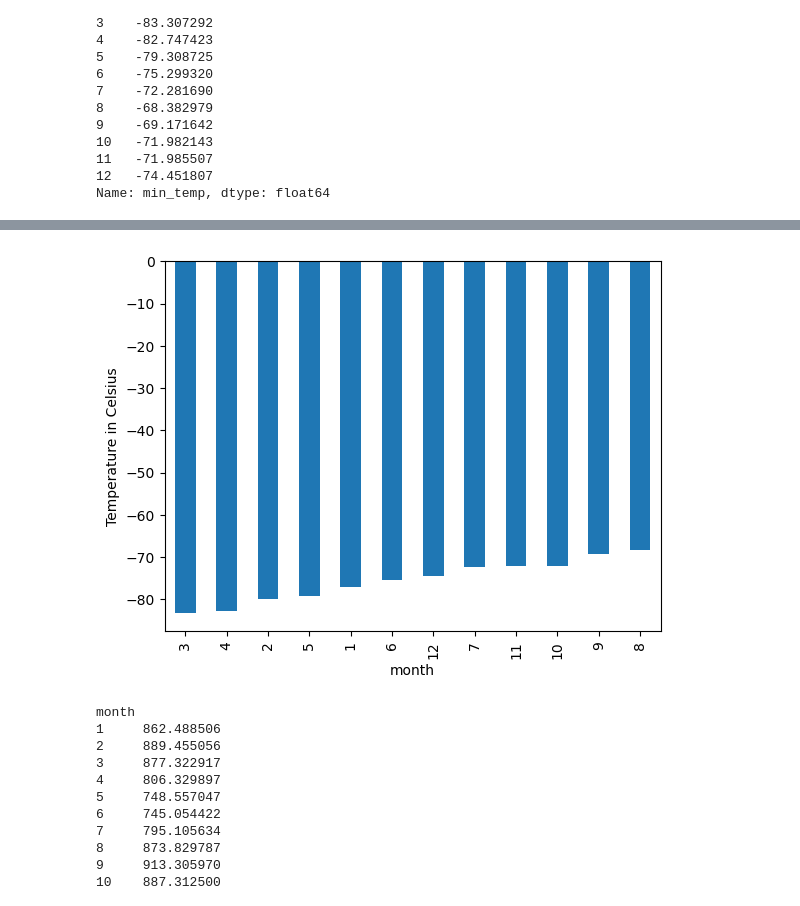
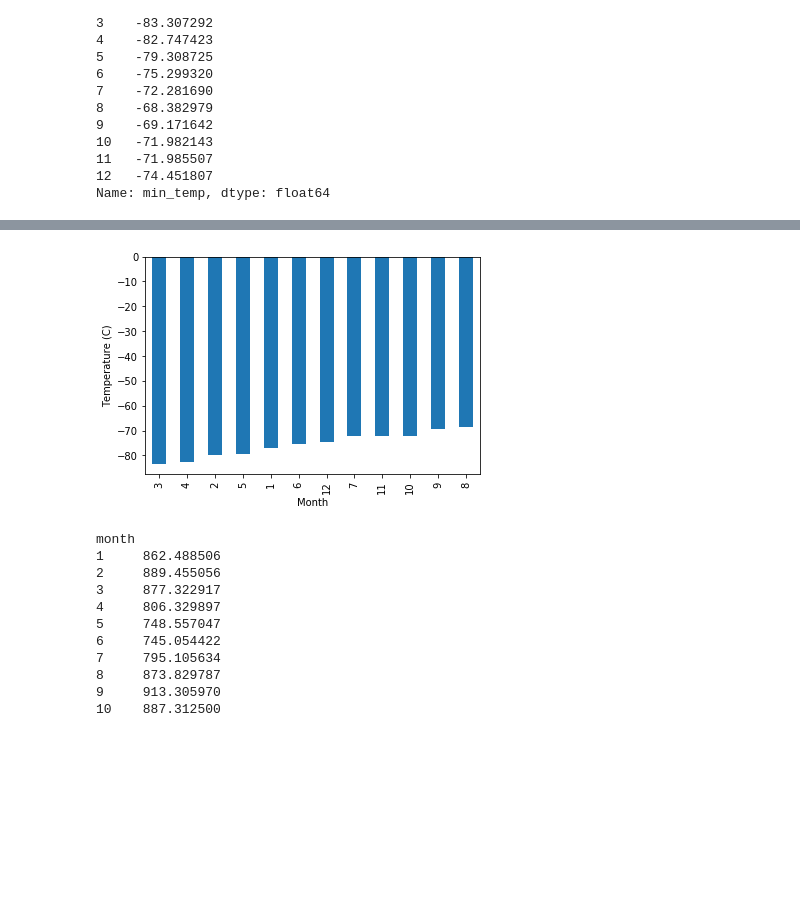
Before and after one commit to maderamel/MARS-analysis, a Jupyter notebook: part_2_mars_weather.ipynb, the cells around one changed output, grey strips where cells are left out. Cells and saved outputs as stored; diff of their text form; code cells hidden in the pictures; blank space fills up the shorter version.

```diff
--- a/part_2_mars_weather.ipynb
+++ b/part_2_mars_weather.ipynb
@@ -156,5 +149,7 @@ Name: month, dtype: int64
 # %%
 # 3. What is the average low temperature by month?
+avg_low = table_df.groupby('month')['min_temp'].mean()
+avg_low
 # %% [output]
 month
 1    -77.160920
@@ -177,6 +177,12 @@ Name: min_temp, dtype: float64
 # %%
 # Identify the coldest and hottest months in Curiosity's location
+avg_low_asc = avg_low.sort_values(ascending=True)
+cold_hot_chart = avg_low_asc.plot(kind='bar')
+cold_hot_chart.set_xlabel("Month")
+cold_hot_chart.set_ylabel("Temperature (C)")
+
+plt.show()
 # %% [output]
-[figure, old version]
+[figure, new version]
 # %%
 # 4. Average pressure by Martian month
```
Also changed, not shown: parts of 7 cells of this notebook, 1 other file.
